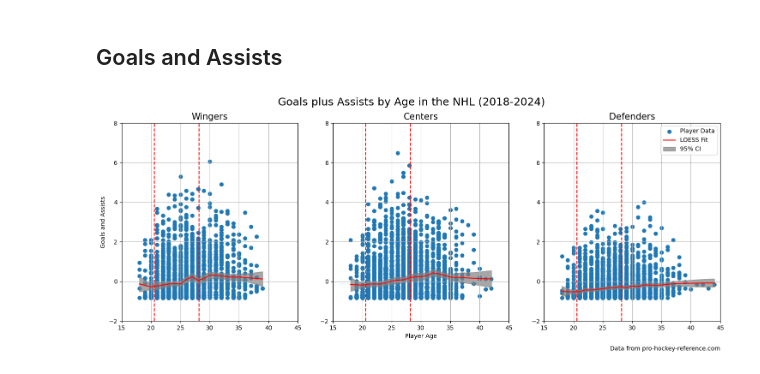
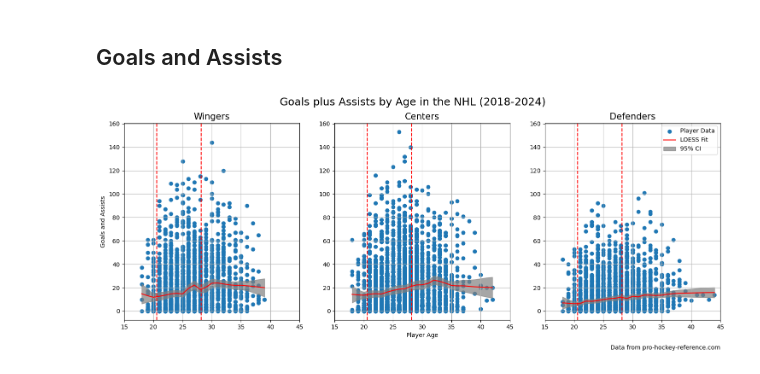
Before and after one commit to cfar506/DSCI235-Project, a Jupyter notebook: 235_Project/Final_Report.ipynb, the cells around one changed output. Drawn from its saved outputs; the diff is of its cells as text; code cells hidden in the pictures.

```diff
--- a/235_Project/Final_Report.ipynb
+++ b/235_Project/Final_Report.ipynb
@@ -104,13 +104,9 @@ skater_basic['W'] = np.where(skater_basic['Pos'].str.contains('W'), 1, 0)
 
 # skater_advanced.to_csv('Non_Goalie_advanced_data.csv', index=False)
 # %%
-# Create Goals + Assists (Normalized) Column
+# Create Goals + Assists  Column
 
 skater_basic['G+A'] = skater_basic['G'] + skater_basic['A']
-ga_mean = np.mean(skater_basic['G+A'])
-ga_std = np.std(skater_basic['G+A'])
-
-skater_basic['GA_norm'] = (skater_basic['G+A'] - ga_mean) / ga_std
 # %% [markdown]
 ## Goalie Data
 # %%
@@ -181,6 +177,6 @@ skater_advanced.head()
 | 3 | 25.0 | -4.1 | 0 | 1 | 0 |
 | 4 | 20.0 | -1.8 | 0 | 1 | 0 |
 # %%
-skater_basic = skater_basic[['Age', '+/-', 'GA_norm', 'C', 'W', 'D']]
+skater_basic = skater_basic[['Age', '+/-', 'G+A', 'C', 'W', 'D']]
 skater_basic.head()
 # %% [output]
@@ -955,7 +951,7 @@ plt.legend();
 frac = 0.15
 
 x_dd = defender_b['Age'].values
-y_dd = defender_b['GA_norm'].values
+y_dd = defender_b['G+A'].values
 index = np.argsort(x_dd)
 x_dd = x_dd[index]
 y_dd = y_dd[index]
@@ -987,7 +983,7 @@ lower_band_d = yd_fitd - 1.96 * std_d
 ## Winger - Goals + Assists
 
 x_dw = winger_b['Age'].values
-y_dw = winger_b['GA_norm'].values
+y_dw = winger_b['G+A'].values
 index = np.argsort(x_dw)
 x_dw = x_dw[index]
 y_dw = y_dw[index]
@@ -1019,7 +1015,7 @@ lower_band_w = yd_fitw - 1.96 * std_w
 ## Center - Goals + Assists
 
 x_dc = center_b['Age'].values
-y_dc = center_b['GA_norm'].values
+y_dc = center_b['G+A'].values
 index = np.argsort(x_dc)
 x_dc = x_dc[index]
 y_dc = y_dc[index]
@@ -1058,32 +1054,31 @@ axes[0].set_ylabel('Goals and Assists')
 axes[0].grid(True)
 axes[0].set_xlim(15,45)
 axes[0].axvline(x=20.6, color='red', linestyle='--')
 axes[0].axvline(x=28.2, color='red', linestyle='--')
-axes[0].set_ylim(-2,8)
 
 axes[1].scatter(x_dc,y_dc, label='Player Data')
 axes[1].plot(xd_fitc,yd_fitc, color='red', label='LOESS Fit')
 axes[1].fill_between(xd_fitc, lower_band_c, upper_band_c, color='gray', alpha=0.7, label='95% CI')
 axes[1].set_title('Centers', fontsize=15)
 axes[1].set_xlabel('Player Age')
 axes[1].grid(True)
 axes[1].set_xlim(15,45)
 axes[1].yaxis.set_tick_params(labelleft=True)
 axes[1].axvline(x=20.6, color='red', linestyle='--')
 axes[1].axvline(x=28.2, color='red', linestyle='--')
 
 axes[2].scatter(x_dd,y_dd, label='Player Data')
 axes[2].plot(xd_fitd,yd_fitd, color='red', label='LOESS Fit')
 axes[2].fill_between(xd_fitd, lower_band_d, upper_band_d, color='gray', alpha=0.7, label='95% CI')
 axes[2].set_title('Defenders', fontsize=15)
 axes[2].grid(True)
 axes[2].set_xlim(15,45)
 axes[2].yaxis.set_tick_params(labelleft=True)
 axes[2].axvline(x=20.6, color='red', linestyle='--')
 axes[2].axvline(x=28.2, color='red', linestyle='--')
 
 fig.suptitle("Goals plus Assists by Age in the NHL (2018-2024)", fontsize=18)
 fig.text(0.9, -0.005, "Data from pro-hockey-reference.com", ha='right')
 plt.legend();
 # %% [output]
-[figure, old version]
+[figure, new version]
```
Also changed, not shown: parts of 1 cell of this notebook.
